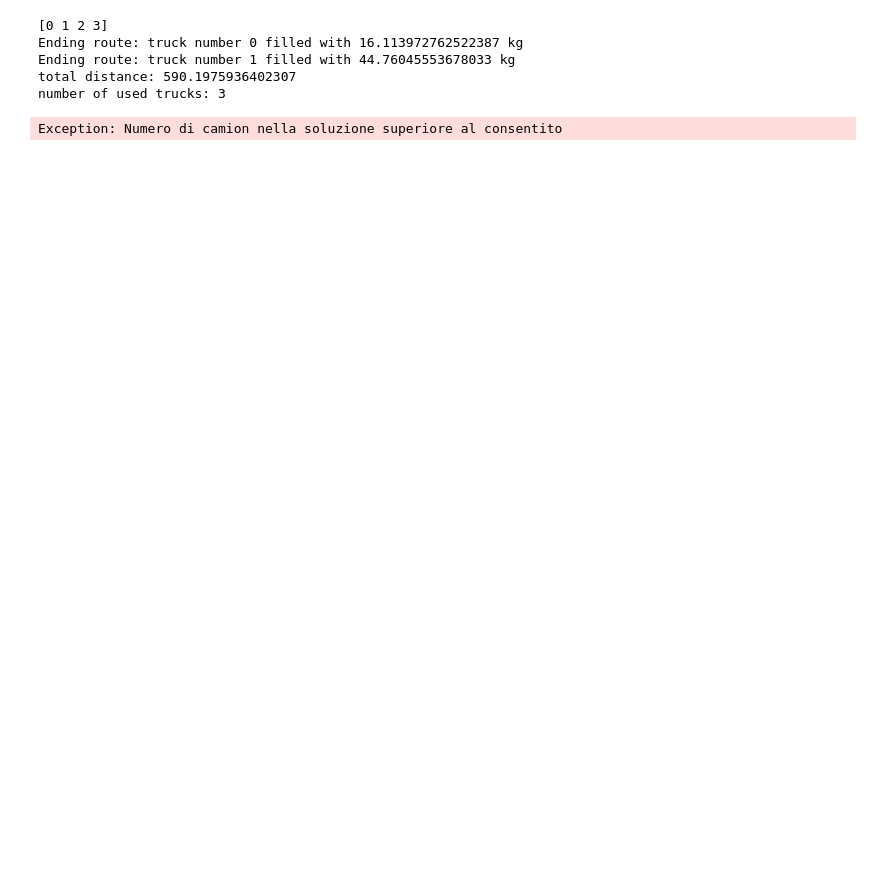
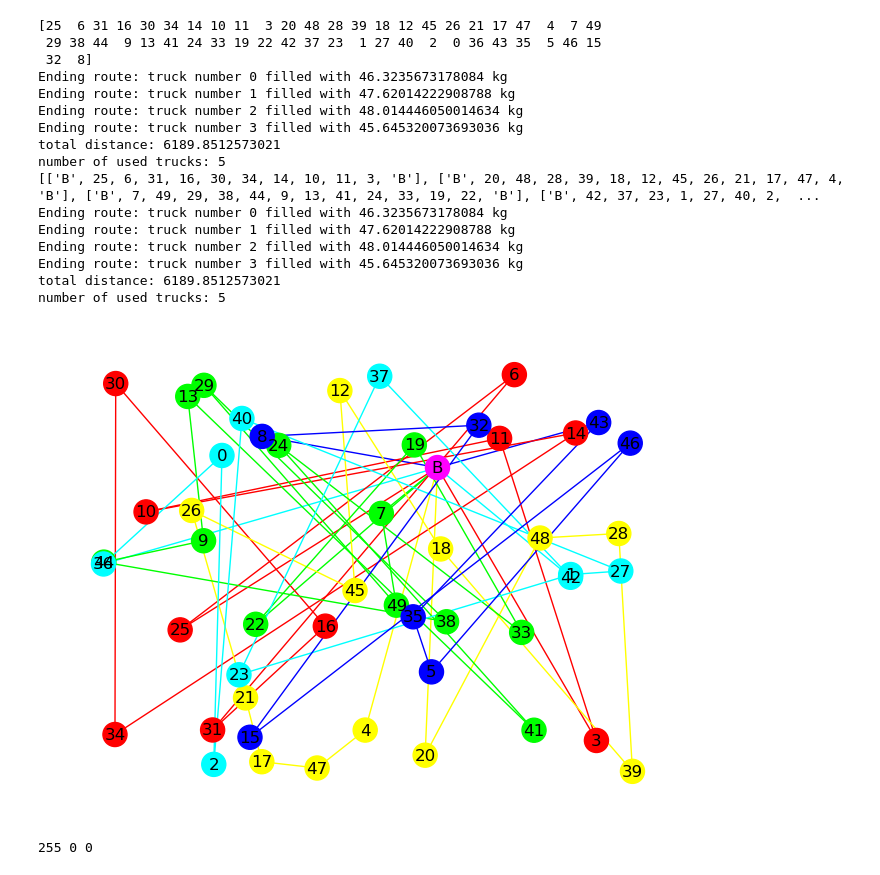
Before and after one commit to matteodegobbi/Vehicle-Routing-Problem, a Jupyter notebook: GA.ipynb, the cells around one changed output. Drawn from its saved outputs; the diff is of its cells as text; code cells hidden in the pictures; blank space fills up the shorter version.

Commit message:
aggiunto disegno path con networkx, ora e' da fare la roba dei GA: recomb,mutate,generate population, elitism

```diff
--- a/GA.ipynb
+++ b/GA.ipynb
@@ -105,19 +139,34 @@ class VRP:
 # %%
-np.random.seed(42)
-random.seed(42)
-vrp = VRP(200,200,4,2)
+seed = 5
+np.random.seed(seed)
+random.seed(seed)
+vrp = VRP(200,200,50,8)
 vrp.init_random_population()
 print(vrp.population[0])
-vrp.fitness_function(0)
-
+distance,routes = vrp.fitness_function(0)
+print(routes)
+vrp.draw_chromosome_paths()
 #vrp.capacities[0]
 # %% [output]
-[0 1 2 3]
-Ending route: truck number 0 filled with 16.113972762522387 kg
-Ending route: truck number 1 filled with 44.76045553678033 kg
-total distance: 590.1975936402307
-number of used trucks: 3
+[25  6 31 16 30 34 14 10 11  3 20 48 28 39 18 12 45 26 21 17 47  4  7 49
+ 29 38 44  9 13 41 24 33 19 22 42 37 23  1 27 40  2  0 36 43 35  5 46 15
+ 32  8]
+Ending route: truck number 0 filled with 46.3235673178084 kg
+Ending route: truck number 1 filled with 47.62014222908788 kg
+Ending route: truck number 2 filled with 48.014446050014634 kg
+Ending route: truck number 3 filled with 45.645320073693036 kg
+total distance: 6189.8512573021
+number of used trucks: 5
+[['B', 25, 6, 31, 16, 30, 34, 14, 10, 11, 3, 'B'], ['B', 20, 48, 28, 39, 18, 12, 45, 26, 21, 17, 47, 4, 'B'], ['B', 7, 49, 29, 38, 44, 9, 13, 41, 24, 33, 19, 22, 'B'], ['B', 42, 37, 23, 1, 27, 40, 2,  ...
+Ending route: truck number 0 filled with 46.3235673178084 kg
+Ending route: truck number 1 filled with 47.62014222908788 kg
+Ending route: truck number 2 filled with 48.014446050014634 kg
+Ending route: truck number 3 filled with 45.645320073693036 kg
+total distance: 6189.8512573021
+number of used trucks: 5
-Exception: Numero di camion nella soluzione superiore al consentito
+[figure, added]
 # %%
-vrp.capacities[0][3]=1
+print(*(255,0,0))
+# %% [output]
+255 0 0
 # %%
```
Also changed, not shown: parts of 17 cells of this notebook.
